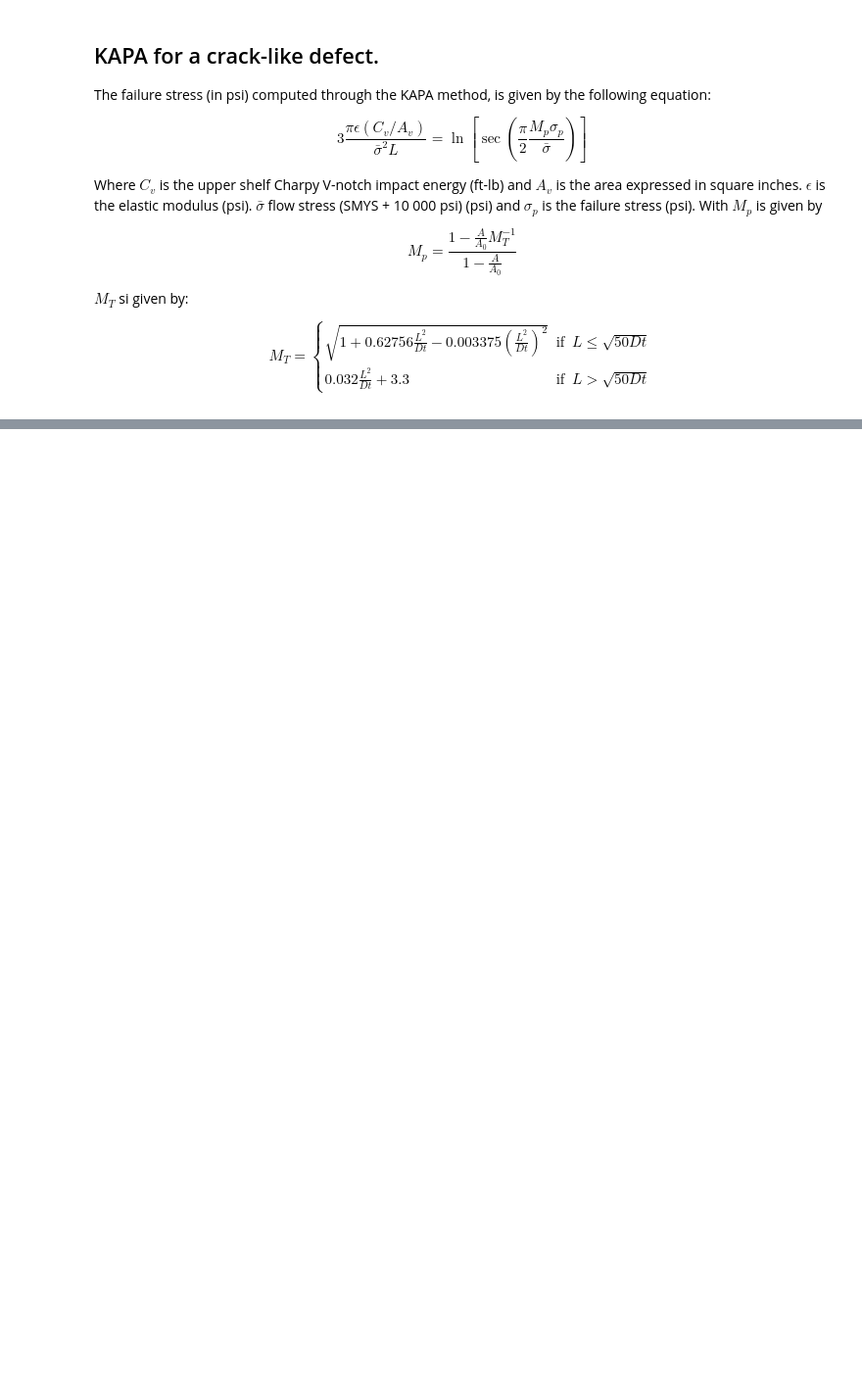
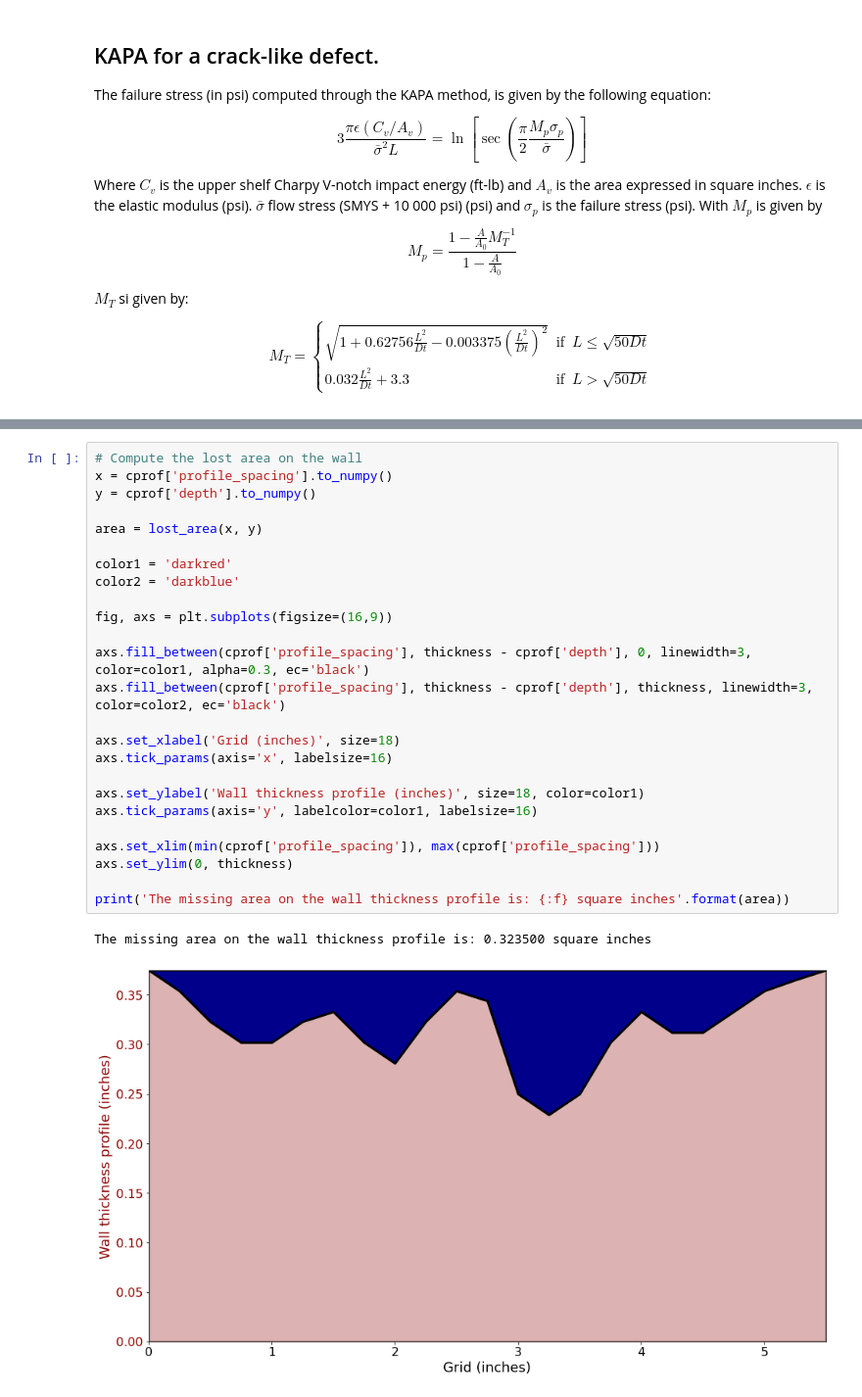
Before and after one commit to rfmergarejo/pipes, a Jupyter notebook: barlow.ipynb, the cells around one changed output, grey strips where cells are left out. Shown at 98% size. Drawn from its saved outputs; the diff is of its cells as text; blank space fills up the shorter version.

```diff
--- a/barlow.ipynb
+++ b/barlow.ipynb
@@ -86,0 +114,28 @@ def kapa_sigma(length, diameter, thickness, sigma_smys ):
+# %%
+# Compute the lost area on the wall
+x = cprof['profile_spacing'].to_numpy()
+y = cprof['depth'].to_numpy()
+
+area = lost_area(x, y)
+
+color1 = 'darkred'
+color2 = 'darkblue'
+
+fig, axs = plt.subplots(figsize=(16,9))
+
+axs.fill_between(cprof['profile_spacing'], thickness - cprof['depth'], 0, linewidth=3, color=color1, alpha=0.3, ec='black')
+axs.fill_between(cprof['profile_spacing'], thickness - cprof['depth'], thickness, linewidth=3, color=color2, ec='black')
+
+axs.set_xlabel('Grid (inches)', size=18)
+axs.tick_params(axis='x', labelsize=16)
+
+axs.set_ylabel('Wall thickness profile (inches)', size=18, color=color1)
+axs.tick_params(axis='y', labelcolor=color1, labelsize=16)
+
+axs.set_xlim(min(cprof['profile_spacing']), max(cprof['profile_spacing']))
+axs.set_ylim(0, thickness)
+
+print('The missing area on the wall thickness profile is: {:f} square inches'.format(area))
+# %% [output]
+The missing area on the wall thickness profile is: 0.323500 square inches
+[figure, added]
```
Also changed, not shown: parts of 4 cells of this notebook, 1 other file.
